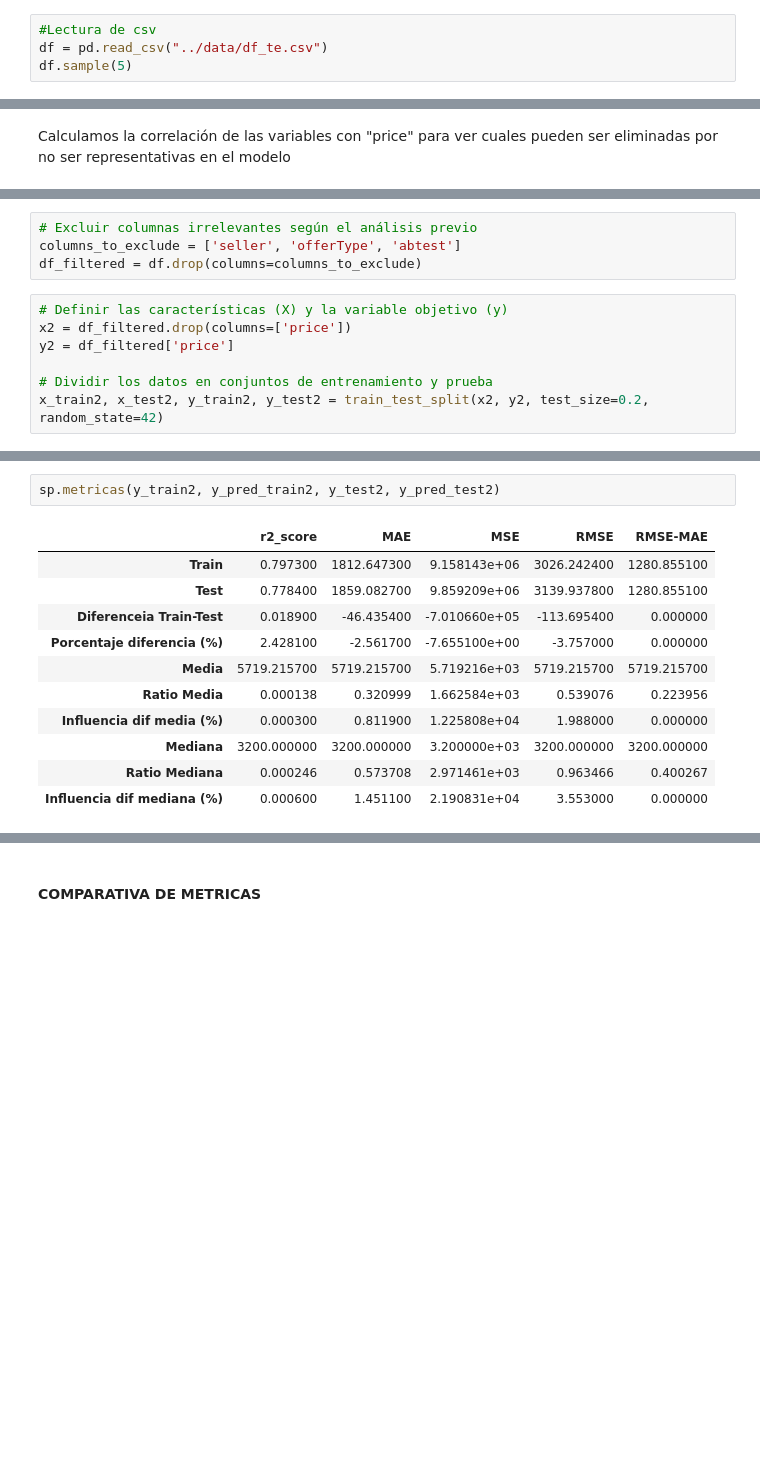
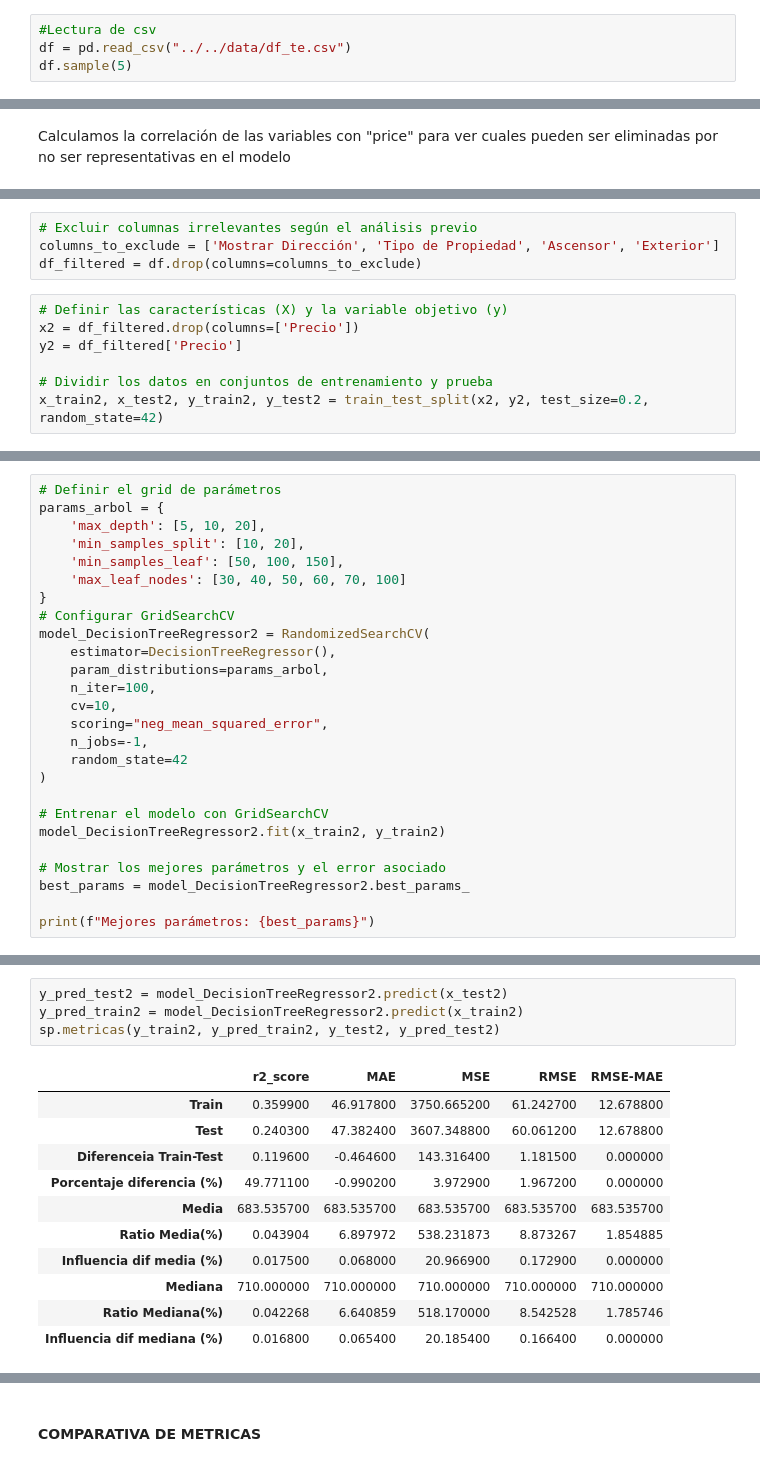
Before and after one commit to SrAlcast/Proyecto7-PrediccionCasas, a Jupyter notebook: notebooks/2-Modeling/2-DecisionTreeRegressor.ipynb, the cells around one changed output, grey strips where cells are left out. Saved outputs shown, nothing was run; the diff lists cells and outputs as text; blank space fills up the shorter version.

```diff
--- a/notebooks/2-Modeling/2-DecisionTreeRegressor.ipynb
+++ b/notebooks/2-Modeling/2-DecisionTreeRegressor.ipynb
@@ -29,6 +24,6 @@ from sklearn.model_selection import train_test_split, GridSearchCV
 from sklearn.metrics import r2_score, mean_squared_error, mean_absolute_error
 # %%
 #Lectura de csv
-df = pd.read_csv("../data/df_te.csv")
+df = pd.read_csv("../../data/df_te.csv")
 df.sample(5)
 # %% [output]
@@ -115,11 +124,11 @@ Columnas con baja correlación (abs < 0.05):
 # %%
 # Excluir columnas irrelevantes según el análisis previo
-columns_to_exclude = ['seller', 'offerType', 'abtest']
+columns_to_exclude = ['Mostrar Dirección', 'Tipo de Propiedad', 'Ascensor', 'Exterior']
 df_filtered = df.drop(columns=columns_to_exclude)
 # %%
 # Definir las características (X) y la variable objetivo (y)
-x2 = df_filtered.drop(columns=['price'])
-y2 = df_filtered['price']
+x2 = df_filtered.drop(columns=['Precio'])
+y2 = df_filtered['Precio']
 
 # Dividir los datos en conjuntos de entrenamiento y prueba
 x_train2, x_test2, y_train2, y_test2 = train_test_split(x2, y2, test_size=0.2, random_state=42)
@@ -148,0 +135,26 @@ y_pred_train2 = model.predict(x_train2)
+# %%
+# Definir el grid de parámetros
+params_arbol = {
+    'max_depth': [5, 10, 20],
+    'min_samples_split': [10, 20],
+    'min_samples_leaf': [50, 100, 150],
+    'max_leaf_nodes': [30, 40, 50, 60, 70, 100]
+}
+# Configurar GridSearchCV
+model_DecisionTreeRegressor2 = RandomizedSearchCV(
+    estimator=DecisionTreeRegressor(),
+    param_distributions=params_arbol,
+    n_iter=100,
+    cv=10,
+    scoring="neg_mean_squared_error",
+    n_jobs=-1,
+    random_state=42
+)
+
+# Entrenar el modelo con GridSearchCV
+model_DecisionTreeRegressor2.fit(x_train2, y_train2)
+
+# Mostrar los mejores parámetros y el error asociado
+best_params = model_DecisionTreeRegressor2.best_params_
+
+print(f"Mejores parámetros: {best_params}")
@@ -149,14 +163,16 @@ y_pred_train2 = model.predict(x_train2)
 # %%
+y_pred_test2 = model_DecisionTreeRegressor2.predict(x_test2)
+y_pred_train2 = model_DecisionTreeRegressor2.predict(x_train2)
 sp.metricas(y_train2, y_pred_train2, y_test2, y_pred_test2)
 # %% [output]
 |  | r2_score | MAE | MSE | RMSE | RMSE-MAE |
-| Train | 0.797300 | 1812.647300 | 9.158143e+06 | 3026.242400 | 1280.855100 |
-| Test | 0.778400 | 1859.082700 | 9.859209e+06 | 3139.937800 | 1280.855100 |
-| Diferenceia Train-Test | 0.018900 | -46.435400 | -7.010660e+05 | -113.695400 | 0.000000 |
-| Porcentaje diferencia (%) | 2.428100 | -2.561700 | -7.655100e+00 | -3.757000 | 0.000000 |
-| Media | 5719.215700 | 5719.215700 | 5.719216e+03 | 5719.215700 | 5719.215700 |
-| Ratio Media | 0.000138 | 0.320999 | 1.662584e+03 | 0.539076 | 0.223956 |
-| Influencia dif media (%) | 0.000300 | 0.811900 | 1.225808e+04 | 1.988000 | 0.000000 |
-| Mediana | 3200.000000 | 3200.000000 | 3.200000e+03 | 3200.000000 | 3200.000000 |
-| Ratio Mediana | 0.000246 | 0.573708 | 2.971461e+03 | 0.963466 | 0.400267 |
-| Influencia dif mediana (%) | 0.000600 | 1.451100 | 2.190831e+04 | 3.553000 | 0.000000 |
+| Train | 0.359900 | 46.917800 | 3750.665200 | 61.242700 | 12.678800 |
+| Test | 0.240300 | 47.382400 | 3607.348800 | 60.061200 | 12.678800 |
+| Diferenceia Train-Test | 0.119600 | -0.464600 | 143.316400 | 1.181500 | 0.000000 |
+| Porcentaje diferencia (%) | 49.771100 | -0.990200 | 3.972900 | 1.967200 | 0.000000 |
+| Media | 683.535700 | 683.535700 | 683.535700 | 683.535700 | 683.535700 |
+| Ratio Media(%) | 0.043904 | 6.897972 | 538.231873 | 8.873267 | 1.854885 |
+| Influencia dif media (%) | 0.017500 | 0.068000 | 20.966900 | 0.172900 | 0.000000 |
+| Mediana | 710.000000 | 710.000000 | 710.000000 | 710.000000 | 710.000000 |
+| Ratio Mediana(%) | 0.042268 | 6.640859 | 518.170000 | 8.542528 | 1.785746 |
+| Influencia dif mediana (%) | 0.016800 | 0.065400 | 20.185400 | 0.166400 | 0.000000 |
```
Also changed, not shown: parts of 39 cells of this notebook, 15 other files.
